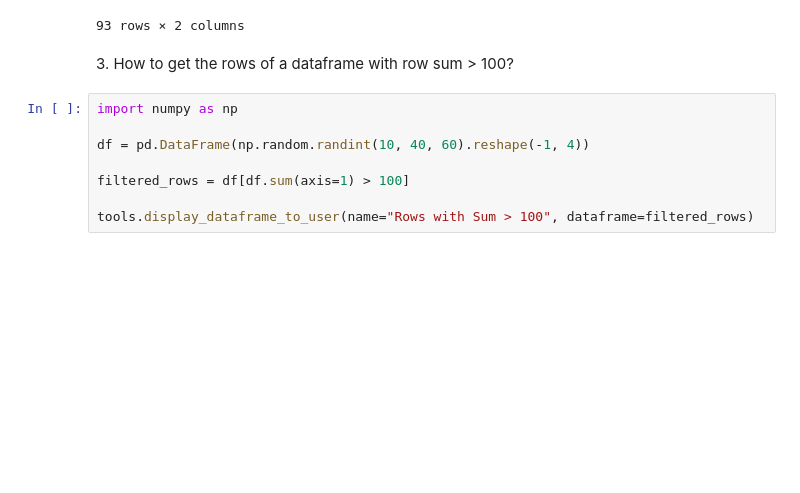
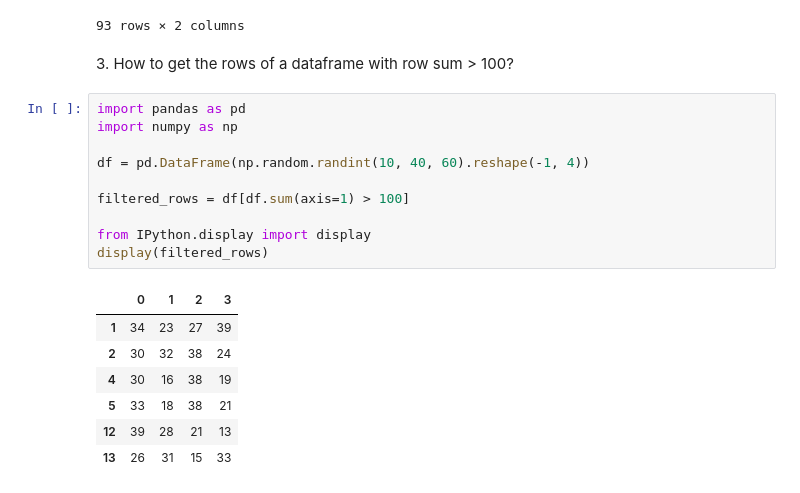
Before and after one commit to devanshii09/Data-Science-Bootcamp, a Jupyter notebook: Homework_2/jupyter.ipynb, the cells around one changed output. Saved outputs shown, nothing was run; the diff lists cells and outputs as text; blank space fills up the shorter version.

```diff
--- a/Homework_2/jupyter.ipynb
+++ b/Homework_2/jupyter.ipynb
@@ -107,8 +107,18 @@ display(df[['Min.Price', 'Max.Price']])
 # %%
+import pandas as pd
 import numpy as np
 
 df = pd.DataFrame(np.random.randint(10, 40, 60).reshape(-1, 4))
 
 filtered_rows = df[df.sum(axis=1) > 100]
 
-tools.display_dataframe_to_user(name="Rows with Sum > 100", dataframe=filtered_rows)
+from IPython.display import display
+display(filtered_rows)
+# %% [output]
+|  | 0 | 1 | 2 | 3 |
+| 1 | 34 | 23 | 27 | 39 |
+| 2 | 30 | 32 | 38 | 24 |
+| 4 | 30 | 16 | 38 | 19 |
+| 5 | 33 | 18 | 38 | 21 |
+| 12 | 39 | 28 | 21 | 13 |
+| 13 | 26 | 31 | 15 | 33 |
```
